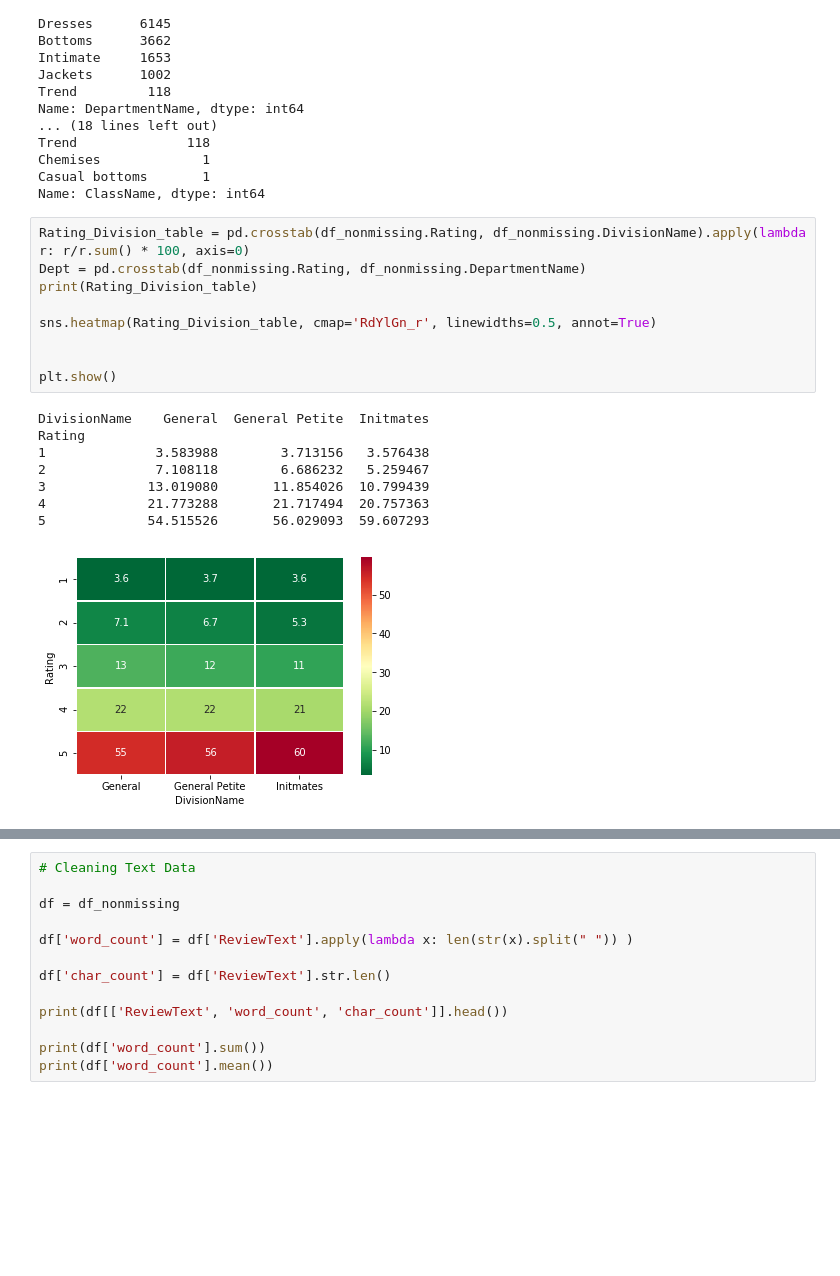
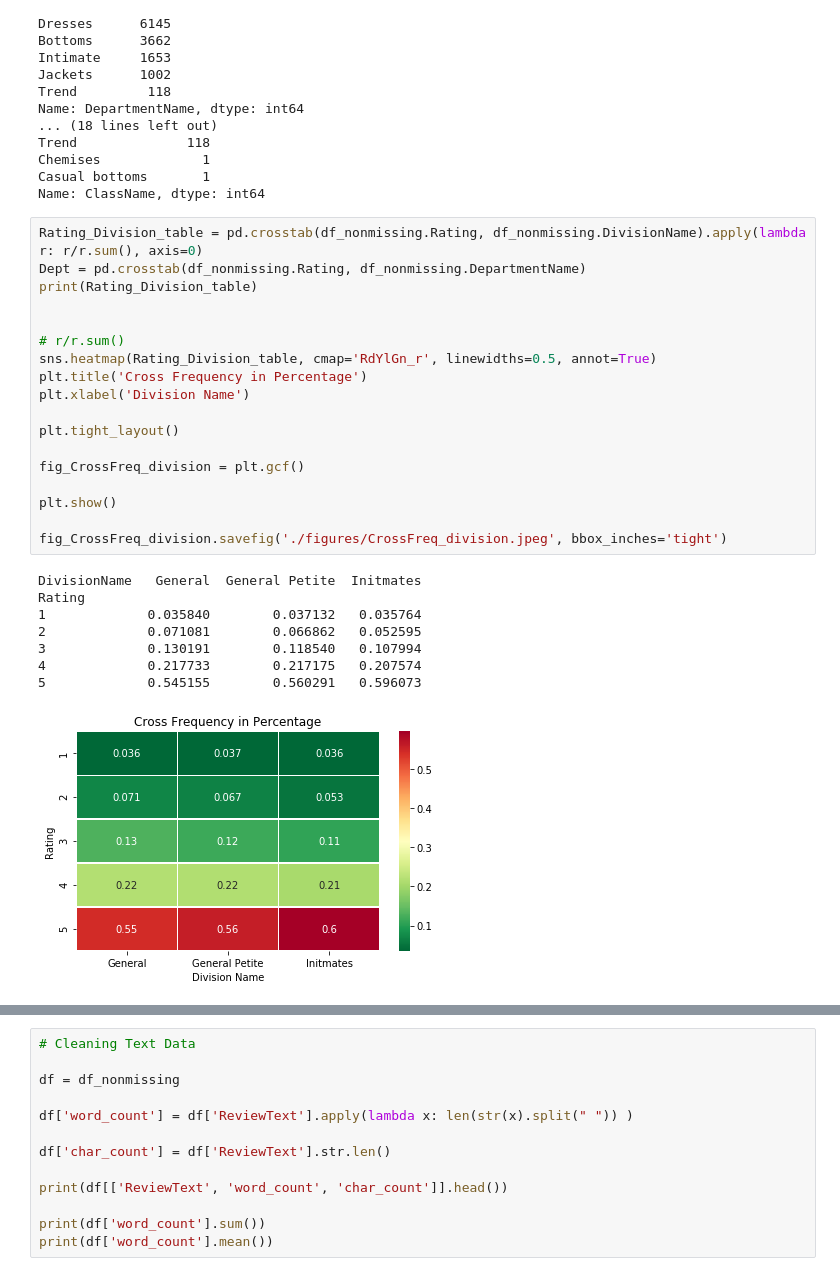
Before and after one commit to donaray/SpringBoard, a Jupyter notebook: Capstone/TextClassification/TextClassification.ipynb, the cells around one changed output, grey strips where cells are left out. Saved outputs shown, nothing was run; the diff lists cells and outputs as text; blank space fills up the shorter version.

```diff
--- a/Capstone/TextClassification/TextClassification.ipynb
+++ b/Capstone/TextClassification/TextClassification.ipynb
@@ -249,21 +250,30 @@ Chemises             1
 Casual bottoms       1
 Name: ClassName, dtype: int64
 # %%
-Rating_Division_table = pd.crosstab(df_nonmissing.Rating, df_nonmissing.DivisionName).apply(lambda r: r/r.sum() * 100, axis=0)
+Rating_Division_table = pd.crosstab(df_nonmissing.Rating, df_nonmissing.DivisionName).apply(lambda r: r/r.sum(), axis=0)
 Dept = pd.crosstab(df_nonmissing.Rating, df_nonmissing.DepartmentName)
 print(Rating_Division_table)
 
+
+# r/r.sum()
 sns.heatmap(Rating_Division_table, cmap='RdYlGn_r', linewidths=0.5, annot=True)
+plt.title('Cross Frequency in Percentage')
+plt.xlabel('Division Name')
 
+plt.tight_layout()
+
+fig_CrossFreq_division = plt.gcf()
 
 plt.show()
+
+fig_CrossFreq_division.savefig('./figures/CrossFreq_division.jpeg', bbox_inches='tight')
 # %% [output]
-DivisionName    General  General Petite  Initmates
+DivisionName   General  General Petite  Initmates
 Rating
-1              3.583988        3.713156   3.576438
-2              7.108118        6.686232   5.259467
-3             13.019080       11.854026  10.799439
-4             21.773288       21.717494  20.757363
-5             54.515526       56.029093  59.607293
+1             0.035840        0.037132   0.035764
+2             0.071081        0.066862   0.052595
+3             0.130191        0.118540   0.107994
+4             0.217733        0.217175   0.207574
+5             0.545155        0.560291   0.596073
-[figure, old version]
+[figure, new version]
 # %%
```
Also changed, not shown: parts of 19 cells of this notebook.
